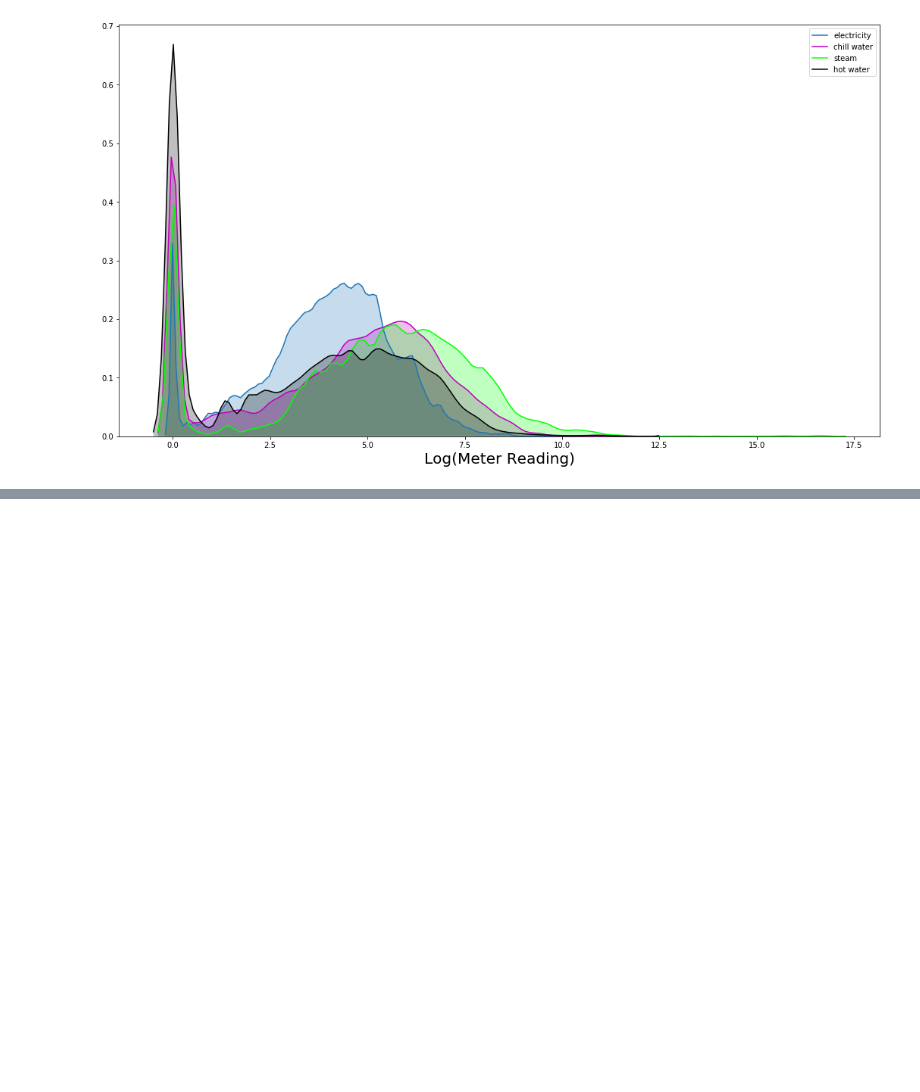
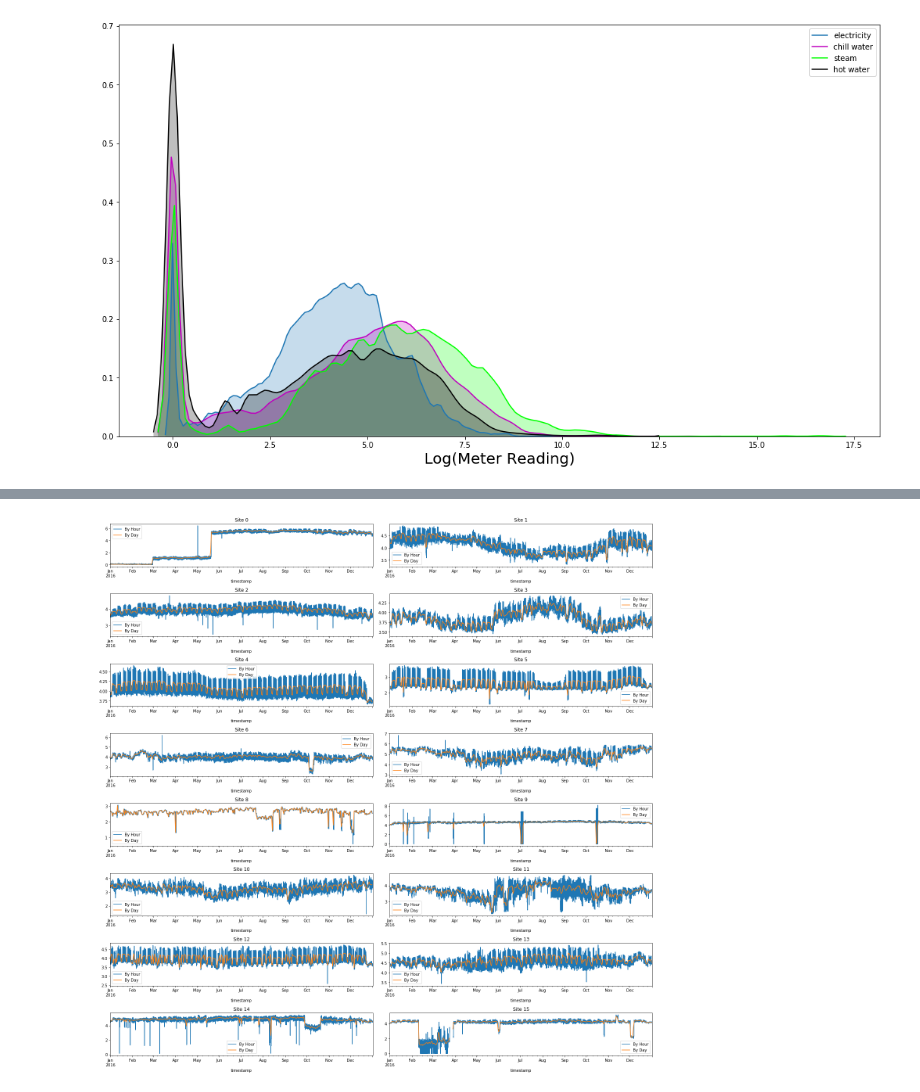
Before and after one commit to Luke-Gray/ASHRAE, a Jupyter notebook: ASHRAE.ipynb, the cells around one changed output, grey strips where cells are left out. Saved outputs shown, nothing was run; the diff lists cells and outputs as text; code cells hidden in the pictures; blank space fills up the shorter version.

```diff
--- a/ASHRAE.ipynb
+++ b/ASHRAE.ipynb
@@ -349,0 +395,12 @@ train.head()
+# %%
+# Plot energy consumption by site
+plt.figure(figsize = (20,20))
+for i in range(16):
+    plt.subplot(8,2,i+1)
+    train[train.site_id == i][['timestamp','meter_reading']].set_index('timestamp').resample('H').mean()['meter_reading'].plot(title = 'Site {}'.format(i), label = 'By Hour')
+    train[train.site_id == i][['timestamp','meter_reading']].set_index('timestamp').resample('D').mean()['meter_reading'].plot(title = 'Site {}'.format(i), label = 'By Day')
+    plt.legend()
+    plt.tight_layout() # Add tight layout in loop to prevent overlapping text
+plt.show()
+# %% [output]
+[figure, added]
```
Also changed, not shown: parts of 9 cells of this notebook.
